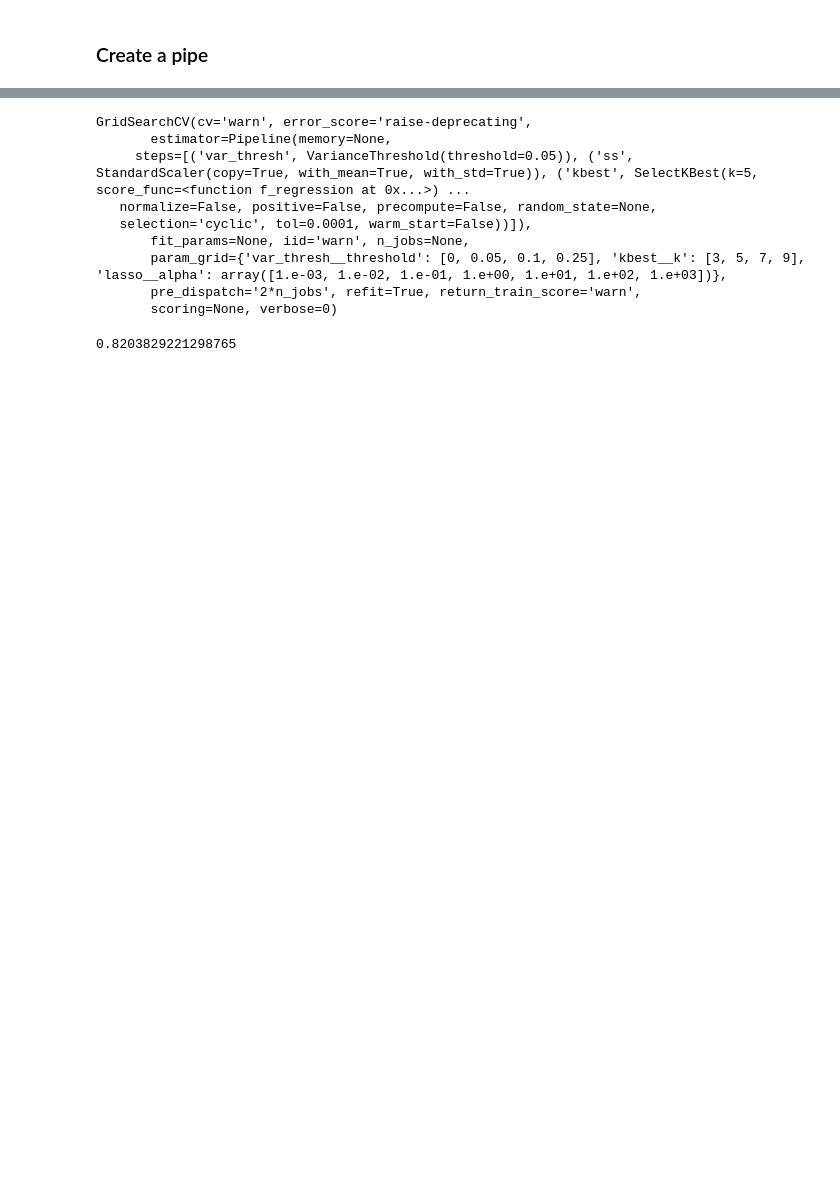
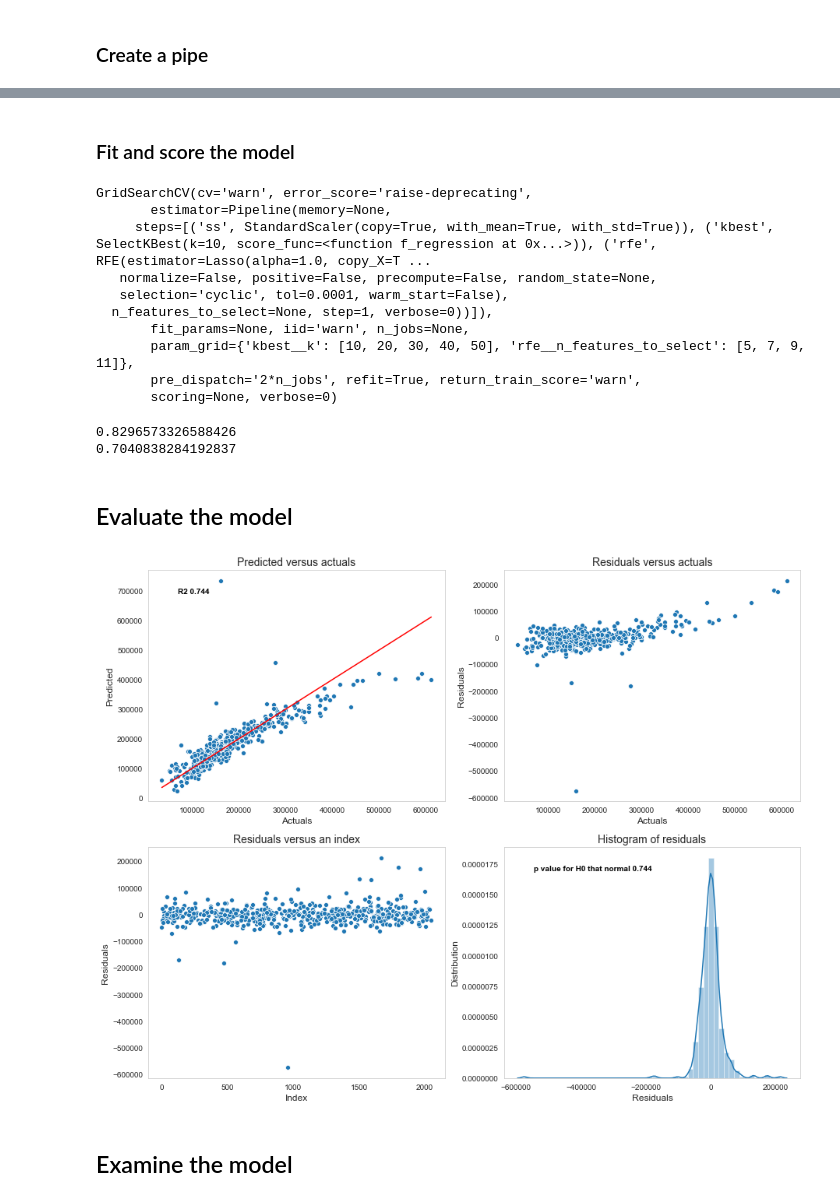
Before and after one commit to sgodfrey66/Housing_prices, a Jupyter notebook: code/Pipeline linear modeling.ipynb, the cells around one changed output, grey strips where cells are left out. Saved outputs shown, nothing was run; the diff lists cells and outputs as text; code cells hidden in the pictures; blank space fills up the shorter version.

```diff
--- a/code/Pipeline linear modeling.ipynb
+++ b/code/Pipeline linear modeling.ipynb
@@ -100,17 +171,43 @@ gs = GridSearchCV(pipe, params)
+# %%
+# Establish the grid parameters to search
+params = {
+    'kbest__k': [10, 20, 30, 40, 50],
+    'rfe__n_features_to_select': [5, 7, 9, 11]
+}
+# %%
+# Instantiate the grid search object
+gs_model = GridSearchCV(pipe, params)
+# %% [markdown]
+### Fit and score the model
 # %%
-gs.fit(X1_trn_trn, y_trn_trn)
+# fit the model
+gs_model.fit(X1_trn_trn, y_trn_trn)
 # %% [output]
 GridSearchCV(cv='warn', error_score='raise-deprecating',
        estimator=Pipeline(memory=None,
-     steps=[('var_thresh', VarianceThreshold(threshold=0.05)), ('ss', StandardScaler(copy=True, with_mean=True, with_std=True)), ('kbest', SelectKBest(k=5, score_func=<function f_regression at 0x...>) ...
+     steps=[('ss', StandardScaler(copy=True, with_mean=True, with_std=True)), ('kbest', SelectKBest(k=10, score_func=<function f_regression at 0x...>)), ('rfe', RFE(estimator=Lasso(alpha=1.0, copy_X=T ...
    normalize=False, positive=False, precompute=False, random_state=None,
-   selection='cyclic', tol=0.0001, warm_start=False))]),
+   selection='cyclic', tol=0.0001, warm_start=False),
+  n_features_to_select=None, step=1, verbose=0))]),
        fit_params=None, iid='warn', n_jobs=None,
-       param_grid={'var_thresh__threshold': [0, 0.05, 0.1, 0.25], 'kbest__k': [3, 5, 7, 9], 'lasso__alpha': array([1.e-03, 1.e-02, 1.e-01, 1.e+00, 1.e+01, 1.e+02, 1.e+03])},
+       param_grid={'kbest__k': [10, 20, 30, 40, 50], 'rfe__n_features_to_select': [5, 7, 9, 11]},
        pre_dispatch='2*n_jobs', refit=True, return_train_score='warn',
        scoring=None, verbose=0)
+# %%
+# Generate predictions from the
+pred_gs_trn_tst = gs_model.predict(X1_trn_tst)
 # %%
-# score the test data
-gs.score(X1_trn_trn, y_trn_trn)
+# score the training data
+print(grid_search.score(X1_trn_trn, y_trn_trn))
+print(grid_search.score(X1_trn_tst, y_trn_tst))
 # %% [output]
-0.8203829221298765
+0.8296573326588426
+0.7040838284192837
+# %% [markdown]
+## Evaluate the model
+# %%
+eval_model(y_trn_tst, pred_gs_trn_tst)
+# %% [output]
+[figure, added]
+# %% [markdown]
+## Examine the model
```
Also changed, not shown: parts of 20 cells of this notebook, 1 other file.
